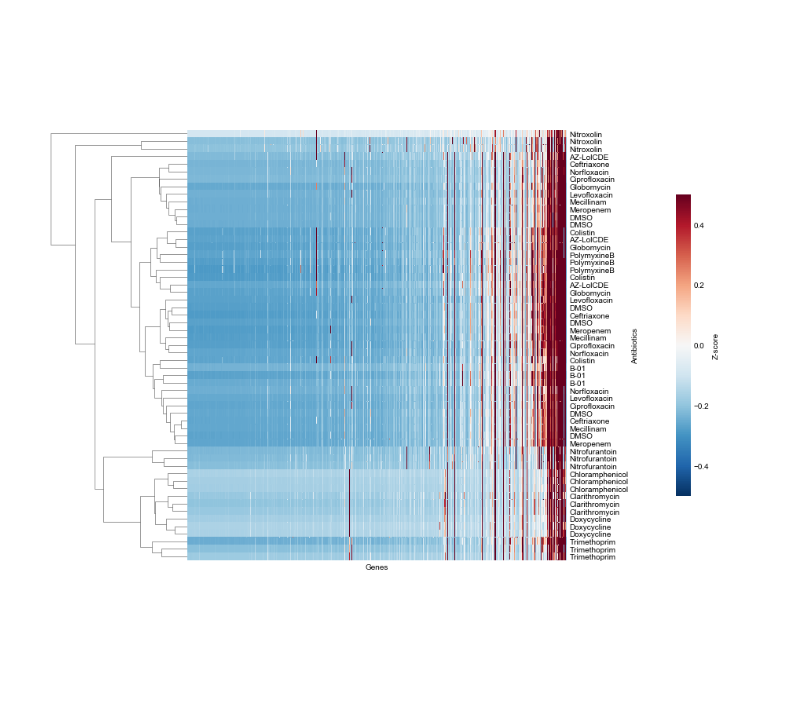
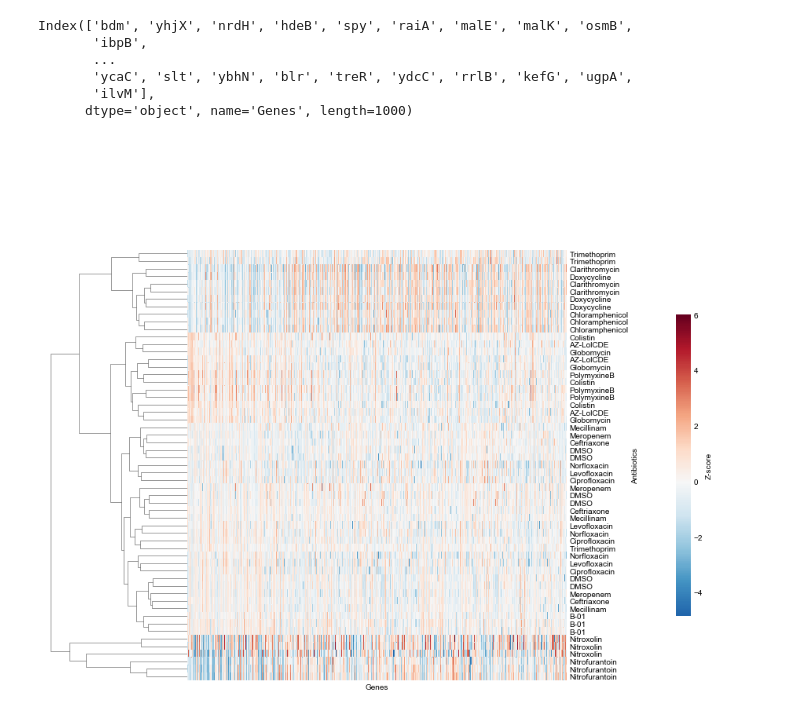
Before and after one commit to azwang10/20.440-spring-2020-project, a Jupyter notebook: code/clustermap_test.ipynb, the cells around one changed output. Saved outputs shown, nothing was run; the diff lists cells and outputs as text; code cells hidden in the pictures; blank space fills up the shorter version.

Commit message:
most variable genes only

```diff
--- a/code/clustermap_test.ipynb
+++ b/code/clustermap_test.ipynb
@@ -82,0 +88,4 @@ z
+# %%
+# Takes the median of the ratios for each condition
+medians = np.median(ratios, axis=0)
+medians
@@ -82,0 +105,4 @@ z
+# %%
+# Normalizes each by dividing by the median
+norm_counts = counts / medians[None, :]
+norm_counts
@@ -82,0 +124,4 @@ z
+# %%
+# Adds 1 to each value and applies a log2 transform
+log = (norm_counts + 1).apply(np.log2)
+log
@@ -83,3 +143,15 @@ z
+# %%
+# Getting the top 1000 most variable genes
+
+top_var = np.var(log, axis=1).sort_values(ascending=False)[:1000].index
+top_var
+# %% [output]
+Index(['bdm', 'yhjX', 'nrdH', 'hdeB', 'spy', 'raiA', 'malE', 'malK', 'osmB',
+       'ibpB',
+       ...
+       'ycaC', 'slt', 'ybhN', 'blr', 'treR', 'ydcC', 'rrlB', 'kefG', 'ugpA',
+       'ilvM'],
+      dtype='object', name='Genes', length=1000)
 # %%
 import matplotlib
 
@@ -88,20 +160,19 @@ matplotlib.rcParams['font.sans-serif'] = 'Arial'
 # %%
 import matplotlib.pyplot as plt
 import seaborn as sns
 
 # Clusters each condition by euclidean distance. Please see
 # https://seaborn.pydata.org/generated/seaborn.clustermap.html
 # for more documentation
-h = sns.clustermap(z, figsize=(13, 10), col_cluster=False, cmap='RdBu_r', yticklabels=True, xticklabels=False,
-                   cbar_kws={'pad': 0.19, 'shrink': 0.7, 'label': 'Z-score'},
-                   cbar_pos=None, cbar=True, vmin=-0.5, vmax=0.5)
+h = sns.clustermap(log.loc[top_var].T, z_score=1, figsize=(13, 10), col_cluster=False, cmap='RdBu_r', yticklabels=True, xticklabels=False,
+                   cbar_kws={'pad': 0.19, 'shrink': 0.7, 'label': 'Z-score'}, center=0, cbar_pos=None, cbar=True)
 
 # Removes all tick lines in the figure
 for i in h.fig.axes:
     i.tick_params(size=0)
 
 # Saves figure to as clustermap_test.png
-plt.savefig('../figures/clustermap_test.png', dpi=300)
+plt.savefig('../figures/clustermap_test_log.png', dpi=300)
 plt.show()
 # %% [output]
-[figure, old version]
+[figure, new version]
```
Also changed, not shown: parts of 8 cells of this notebook, 3 other files.
